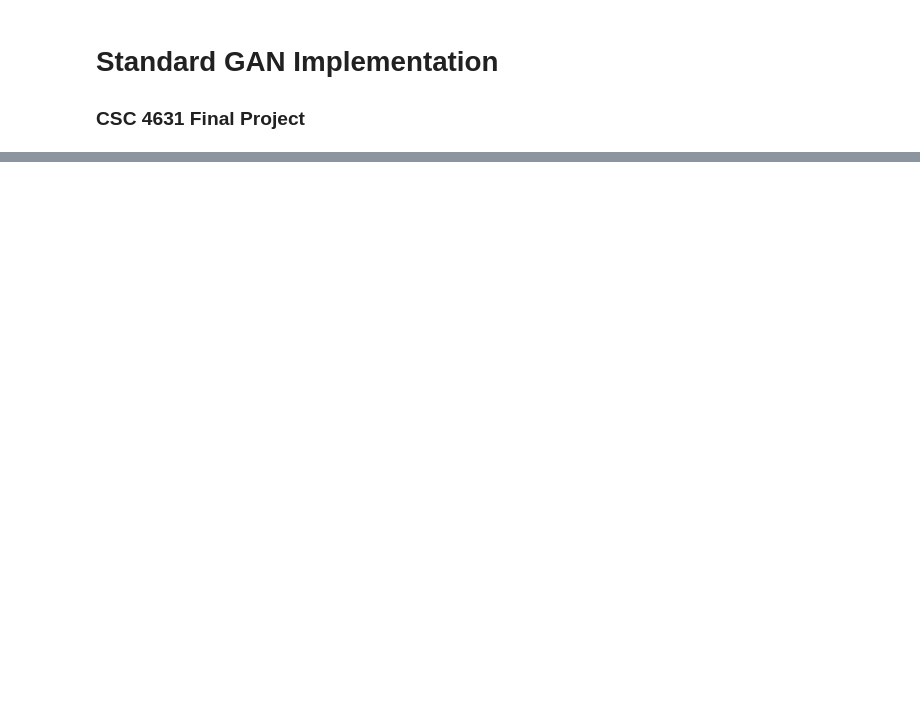
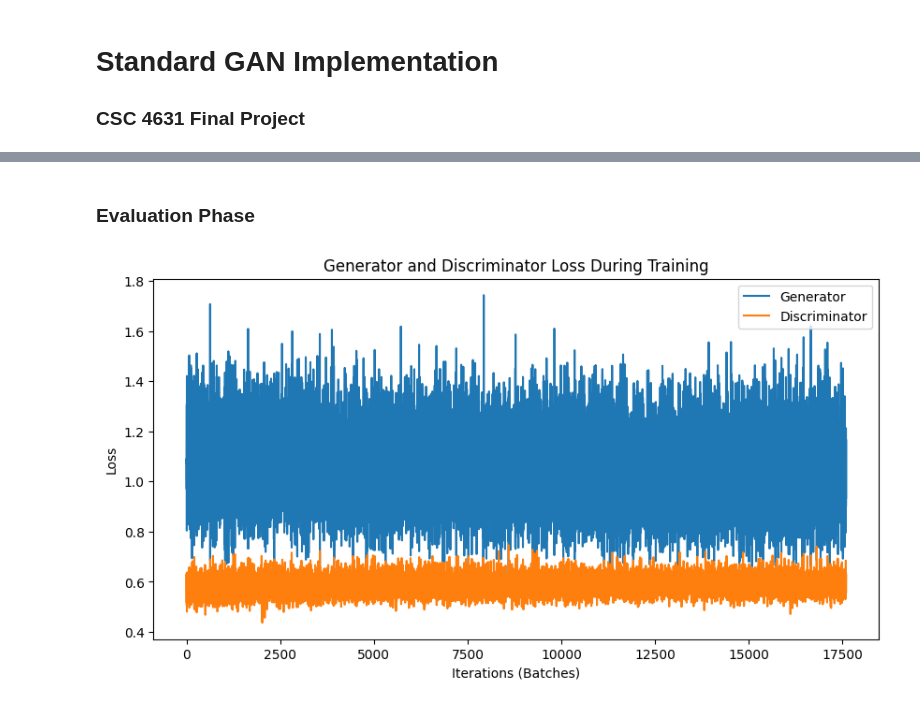
Before and after one commit to DevArtech/csc-4631-final-project, a Jupyter notebook: Standard_GAN.ipynb, the cells around one changed output, grey strips where cells are left out. Cells and saved outputs as stored; diff of their text form; code cells hidden in the pictures; blank space fills up the shorter version.

```diff
--- a/Standard_GAN.ipynb
+++ b/Standard_GAN.ipynb
@@ -291,0 +203,24 @@ Epoch [120/200]  Loss_D: 0.5550  Loss_G: 1.3422
+# %% [markdown]
+### Evaluation Phase
+# %%
+# examining the losses of the generator and discrimator
+plt.figure(figsize=(10, 5))
+plt.title("Generator and Discriminator Loss During Training")
+plt.plot(G_losses, label="Generator")
+plt.plot(D_losses, label="Discriminator")
+plt.xlabel("Iterations (Batches)")
+plt.ylabel("Loss")
+plt.legend()
+plt.show()
+
+"""
+Discriminator (Orange): Hovering around $0.6$. This is ideal.
+If it were $0$, it would mean the discriminator is perfect and the generator learns nothing.
+If it were $0.69$ ($-ln(0.5)$), it would be random guessing.
+Being slightly below $0.69$ means it is learning but not overpowering the generator.
+
+Generator (Blue): Stable around $1.3$. It is not exploding upwards, which means
+it is successfully finding gradients to improve.
+"""
+# %% [output]
+[figure, added]
```
Also changed, not shown: parts of 21 cells of this notebook.
